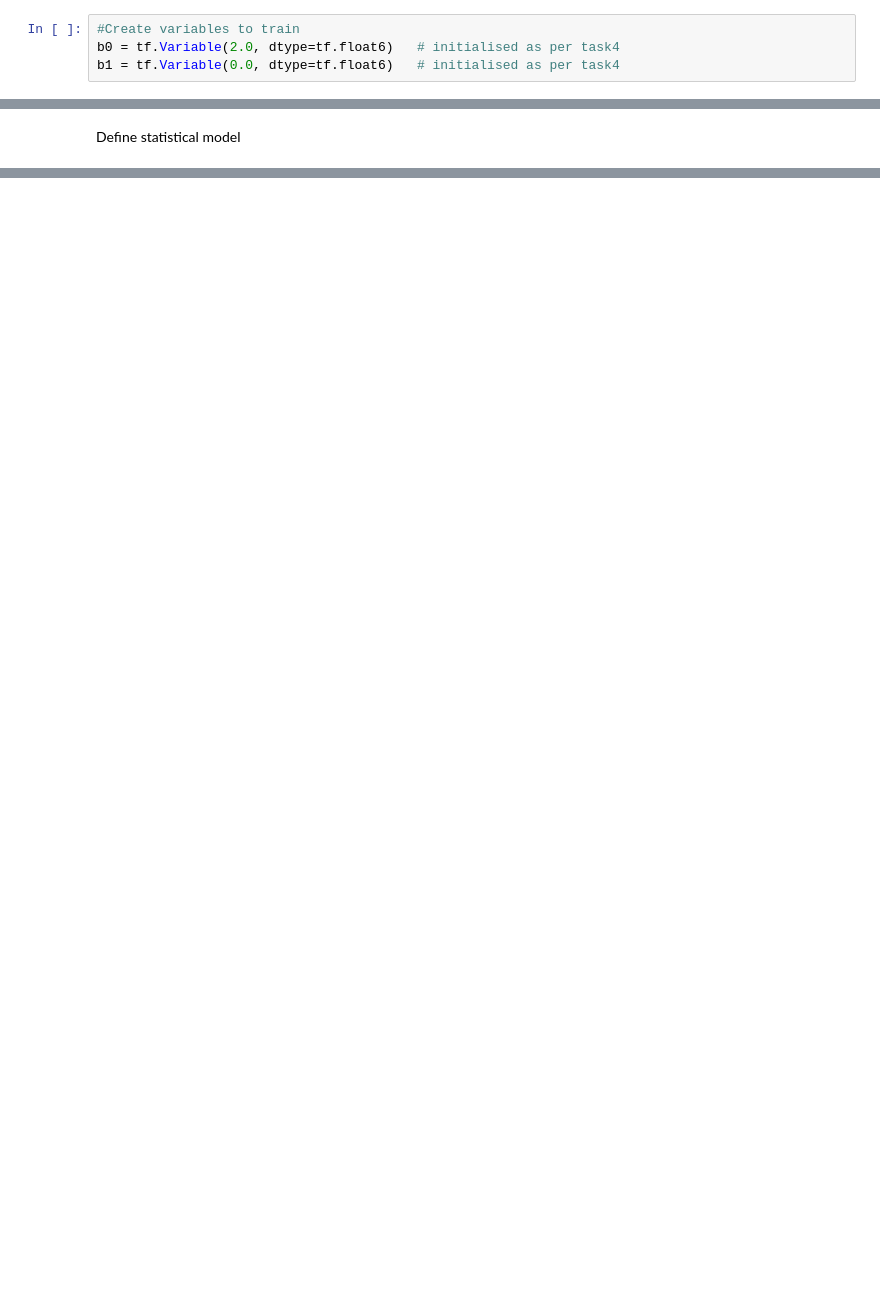
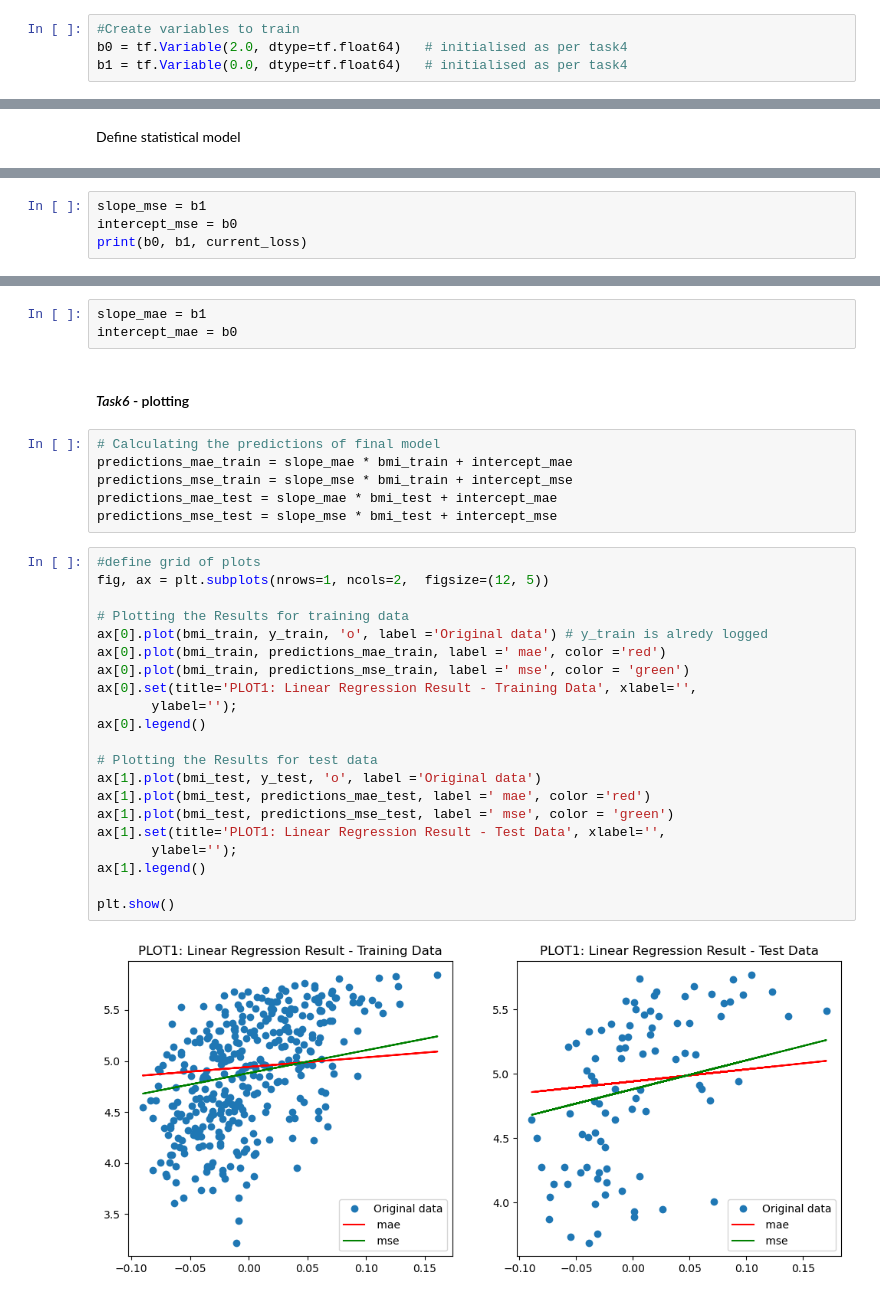
Before and after one commit to sbardons/LSC, a Jupyter notebook: Assignment1.ipynb, the cells around one changed output, grey strips where cells are left out. Saved outputs shown, nothing was run; the diff lists cells and outputs as text; blank space fills up the shorter version.

```diff
--- a/Assignment1.ipynb
+++ b/Assignment1.ipynb
@@ -71,4 +69,4 @@ bmi_train.shape
 # %%
 #Create variables to train
-b0 = tf.Variable(2.0, dtype=tf.float6)   # initialised as per task4
-b1 = tf.Variable(0.0, dtype=tf.float6)   # initialised as per task4
+b0 = tf.Variable(2.0, dtype=tf.float64)   # initialised as per task4
+b1 = tf.Variable(0.0, dtype=tf.float64)   # initialised as per task4
@@ -101,0 +118,4 @@ epochs = range(5000)
+# %%
+slope_mse = b1
+intercept_mse = b0
+print(b0, b1, current_loss)
@@ -150,0 +190,34 @@ with writer.as_default(): # use the contex manager to specify the writer
+# %%
+slope_mae = b1
+intercept_mae = b0
+# %% [markdown]
+#### *Task6* - plotting
+# %%
+# Calculating the predictions of final model
+predictions_mae_train = slope_mae * bmi_train + intercept_mae
+predictions_mse_train = slope_mse * bmi_train + intercept_mse
+predictions_mae_test = slope_mae * bmi_test + intercept_mae
+predictions_mse_test = slope_mse * bmi_test + intercept_mse
+# %%
+#define grid of plots
+fig, ax = plt.subplots(nrows=1, ncols=2,  figsize=(12, 5))
+
+# Plotting the Results for training data
+ax[0].plot(bmi_train, y_train, 'o', label ='Original data') # y_train is alredy logged
+ax[0].plot(bmi_train, predictions_mae_train, label =' mae', color ='red')
+ax[0].plot(bmi_train, predictions_mse_train, label =' mse', color = 'green')
+ax[0].set(title='PLOT1: Linear Regression Result - Training Data', xlabel='',
+       ylabel='');
+ax[0].legend()
+
+# Plotting the Results for test data
+ax[1].plot(bmi_test, y_test, 'o', label ='Original data')
+ax[1].plot(bmi_test, predictions_mae_test, label =' mae', color ='red')
+ax[1].plot(bmi_test, predictions_mse_test, label =' mse', color = 'green')
+ax[1].set(title='PLOT1: Linear Regression Result - Test Data', xlabel='',
+       ylabel='');
+ax[1].legend()
+
+plt.show()
+# %% [output]
+[figure, added]
```
Also changed, not shown: parts of 32 cells of this notebook, 11 other files.
